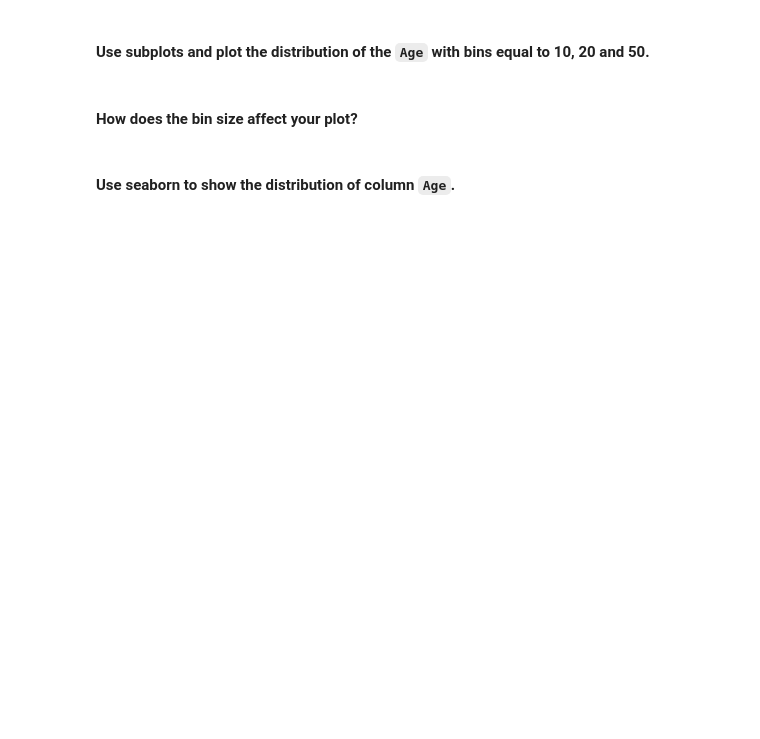
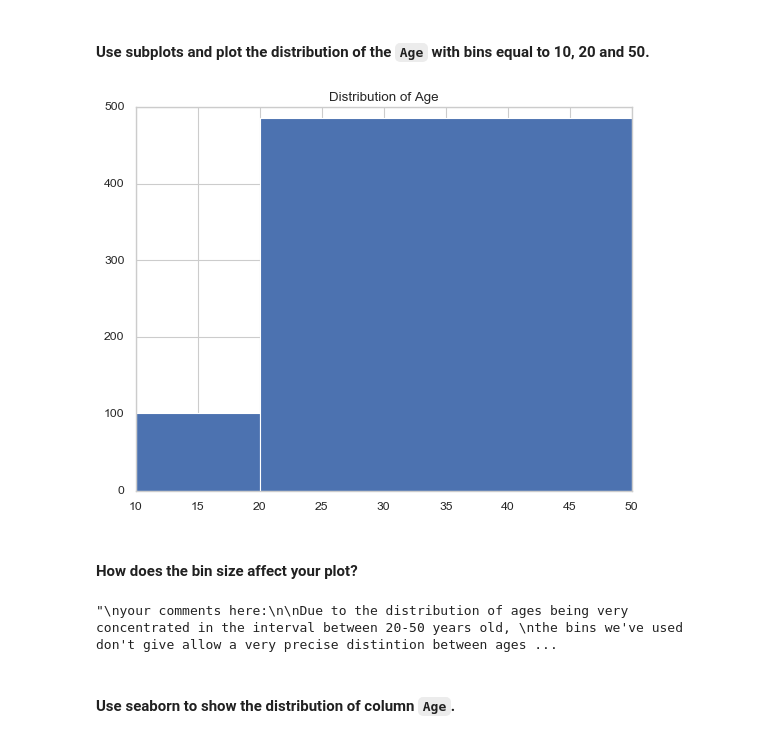
Before and after one commit to ta-datapt-bcn/lab-matplotlib-seaborn, a Jupyter notebook: your-code/main.ipynb, the cells around one changed output. Cells and saved outputs as stored; diff of their text form; code cells hidden in the pictures; blank space fills up the shorter version.

```diff
--- a/your-code/main.ipynb
+++ b/your-code/main.ipynb
@@ -278,2 +352,14 @@ plt.savefig('figures/graphs.png')
+# %%
+# your code here
+
+fig, ax = plt.subplots()
+sns.set(style='whitegrid')
+
+ax.hist(titanic['Age'], bins=[10,20,50])
+ax.set_title('Distribution of Age')
+
+plt.show()
+# %% [output]
+[figure, added]
 # %% [markdown]
 #### How does the bin size affect your plot?
@@ -284,2 +366,12 @@ your comments here
+# %%
+"""
+your comments here:
+
+Due to the distribution of ages being very concentrated in the interval between 20-50 years old,
+the bins we've used don't give allow a very precise distintion between ages.
+
+"""
+# %% [output]
+"\nyour comments here:\n\nDue to the distribution of ages being very concentrated in the interval between 20-50 years old, \nthe bins we've used don't give allow a very precise distintion between ages ...
 # %% [markdown]
 #### Use seaborn to show the distribution of column `Age`.
```
Also changed, not shown: parts of 40 cells of this notebook, 3 other files.
